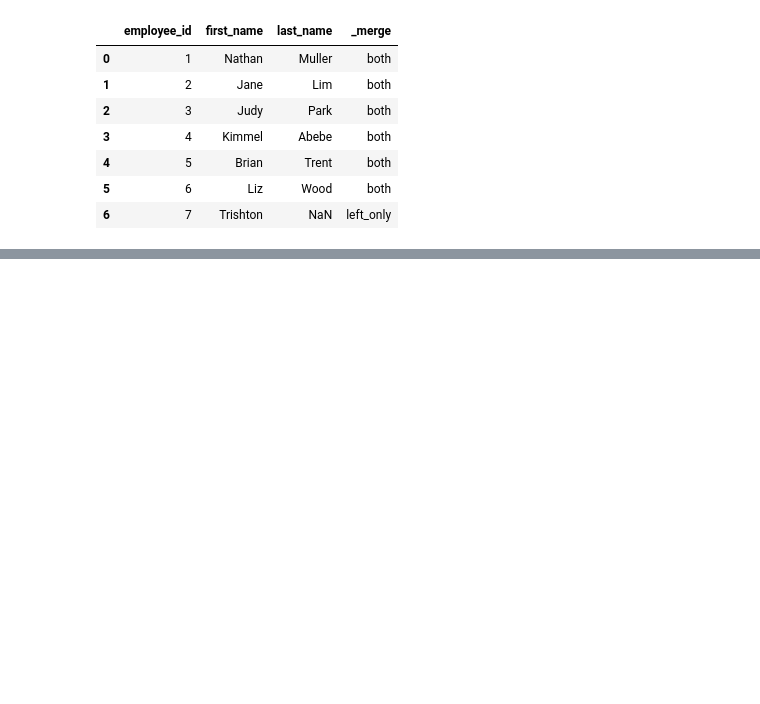
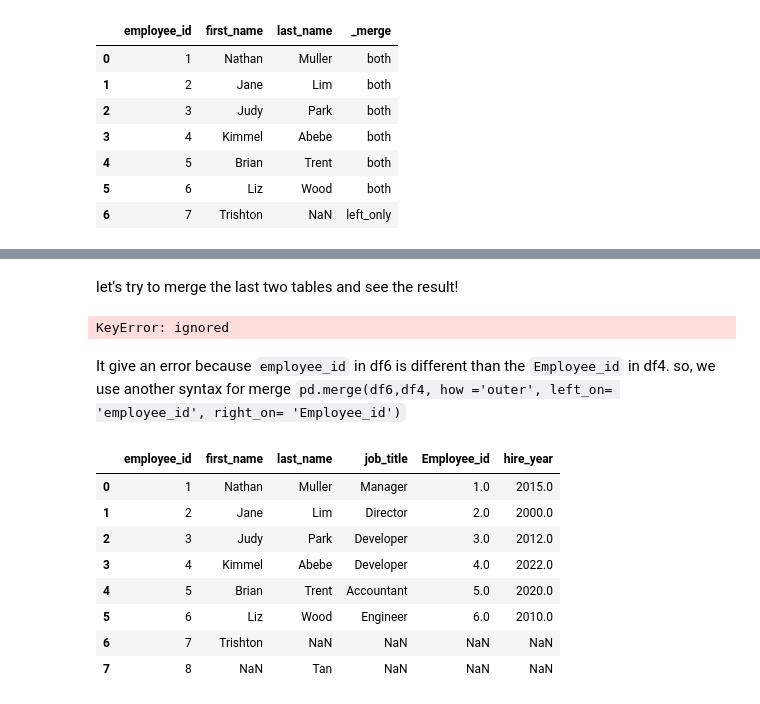
Before and after one commit to Imanhamza/Intoduction-into-pandas, a Jupyter notebook: intro_to_pandas.ipynb, the cells around one changed output, grey strips where cells are left out. Cells and saved outputs as stored; diff of their text form; code cells hidden in the pictures; blank space fills up the shorter version.

````diff
--- a/intro_to_pandas.ipynb
+++ b/intro_to_pandas.ipynb
@@ -579,0 +615,5 @@ pd.merge(left = df1, right = df3, how ='left', on= 'employee_id', indicator = Tr
+# %%
+# temp df between df1 anf df3
+df5 = pd.merge(left = df1, right = df3, how ='outer', on= 'employee_id')
+# the temp df between the df5 and df2
+df6 = pd.merge(left = df5, right = df2, how ='outer', on= 'employee_id')
@@ -579,0 +632,21 @@ pd.merge(left = df1, right = df3, how ='left', on= 'employee_id', indicator = Tr
+# %% [markdown]
+let's try to merge the last two tables and see the result!
+# %%
+pd.merge(left = df6, right = df4, how ='left', on= 'employee_id', indicator = True)
+# %% [output]
+KeyError: ignored
+# %% [markdown]
+It give an error because ```employee_id``` in df6 is different than the ```Employee_id``` in df4.
+so, we use another syntax for merge ```pd.merge(df6,df4, how ='outer', left_on= 'employee_id', right_on= 'Employee_id')```
+# %%
+pd.merge(df6,df4, how ='outer', left_on= 'employee_id', right_on= 'Employee_id')
+# %% [output]
+|  | employee_id | first_name | last_name | job_title | Employee_id | hire_year |
+| 0 | 1 | Nathan | Muller | Manager | 1.0 | 2015.0 |
+| 1 | 2 | Jane | Lim | Director | 2.0 | 2000.0 |
+| 2 | 3 | Judy | Park | Developer | 3.0 | 2012.0 |
+| 3 | 4 | Kimmel | Abebe | Developer | 4.0 | 2022.0 |
+| 4 | 5 | Brian | Trent | Accountant | 5.0 | 2020.0 |
+| 5 | 6 | Liz | Wood | Engineer | 6.0 | 2010.0 |
+| 6 | 7 | Trishton | NaN | NaN | NaN | NaN |
+| 7 | 8 | NaN | Tan | NaN | NaN | NaN |
````
Also changed, not shown: parts of 18 cells of this notebook.
